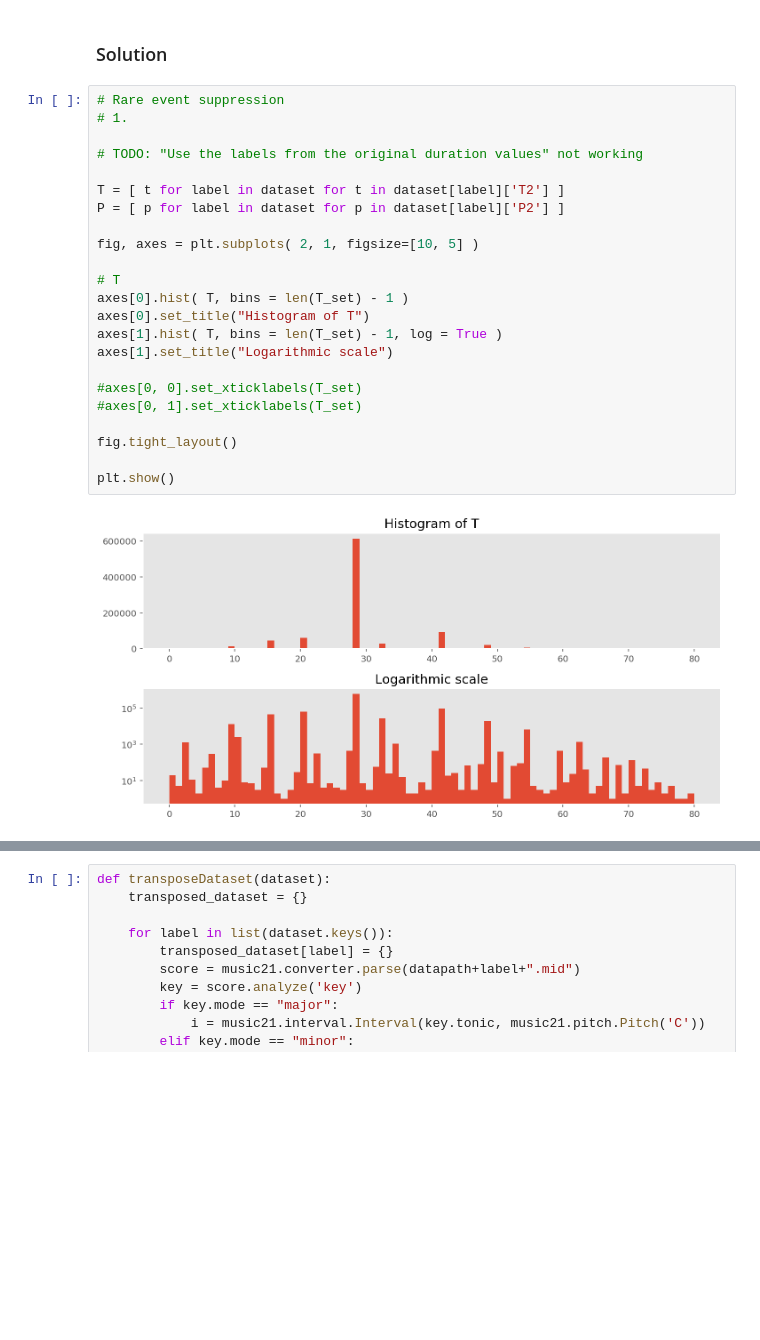
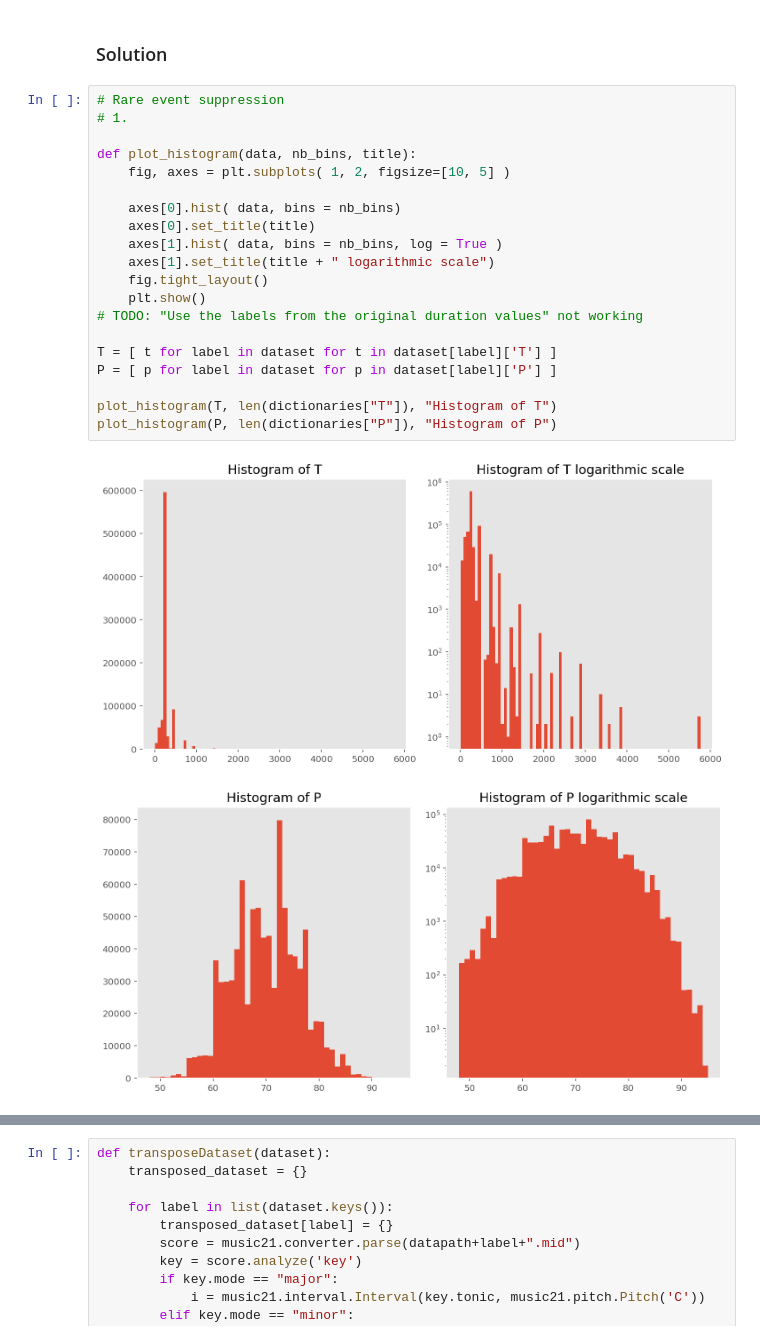
Before and after one commit to davidedidio/ANN, a Jupyter notebook: miniproject2/miniproject2.ipynb, the cells around one changed output, grey strips where cells are left out. Saved outputs shown, nothing was run; the diff lists cells and outputs as text; blank space fills up the shorter version.

```diff
--- a/miniproject2/miniproject2.ipynb
+++ b/miniproject2/miniproject2.ipynb
@@ -369,25 +397,23 @@ Finally, you shoud recompute the tokenization step for your brand new filtered a
 # %%
 # Rare event suppression
 # 1.
 
+def plot_histogram(data, nb_bins, title):
+    fig, axes = plt.subplots( 1, 2, figsize=[10, 5] )
+
+    axes[0].hist( data, bins = nb_bins)
+    axes[0].set_title(title)
+    axes[1].hist( data, bins = nb_bins, log = True )
+    axes[1].set_title(title + " logarithmic scale")
+    fig.tight_layout()
+    plt.show()
 # TODO: "Use the labels from the original duration values" not working
 
-T = [ t for label in dataset for t in dataset[label]['T2'] ]
-P = [ p for label in dataset for p in dataset[label]['P2'] ]
+T = [ t for label in dataset for t in dataset[label]['T'] ]
+P = [ p for label in dataset for p in dataset[label]['P'] ]
 
-fig, axes = plt.subplots( 2, 1, figsize=[10, 5] )
-
-# T
-axes[0].hist( T, bins = len(T_set) - 1 )
-axes[0].set_title("Histogram of T")
-axes[1].hist( T, bins = len(T_set) - 1, log = True )
-axes[1].set_title("Logarithmic scale")
-
-#axes[0, 0].set_xticklabels(T_set)
-#axes[0, 1].set_xticklabels(T_set)
-
-fig.tight_layout()
-
-plt.show()
+plot_histogram(T, len(dictionaries["T"]), "Histogram of T")
+plot_histogram(P, len(dictionaries["P"]), "Histogram of P")
 # %% [output]
-[figure, old version]
+[figure, new version]
+[figure, added]
```
Also changed, not shown: parts of 17 cells of this notebook.
